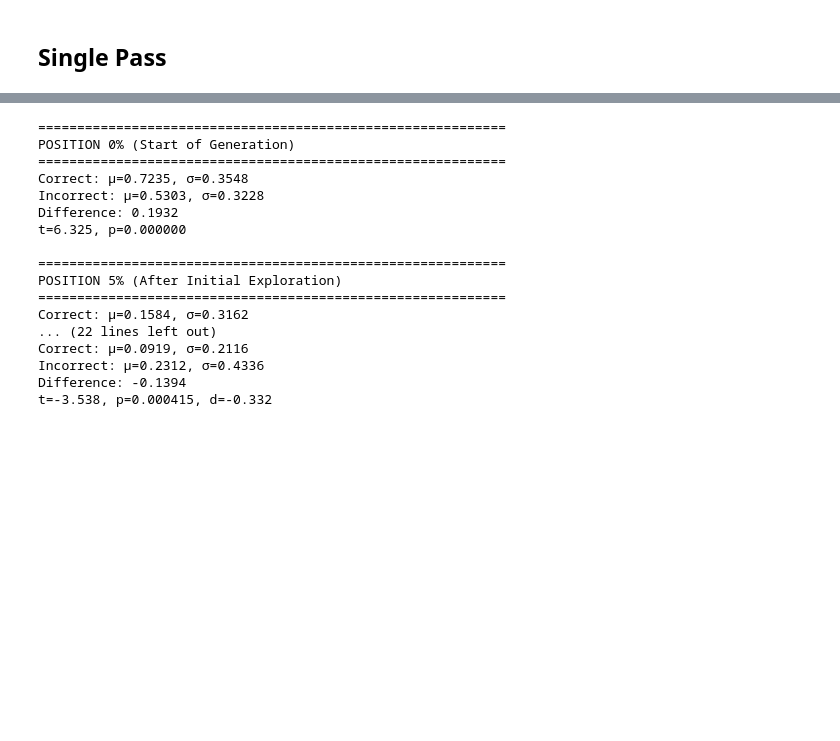
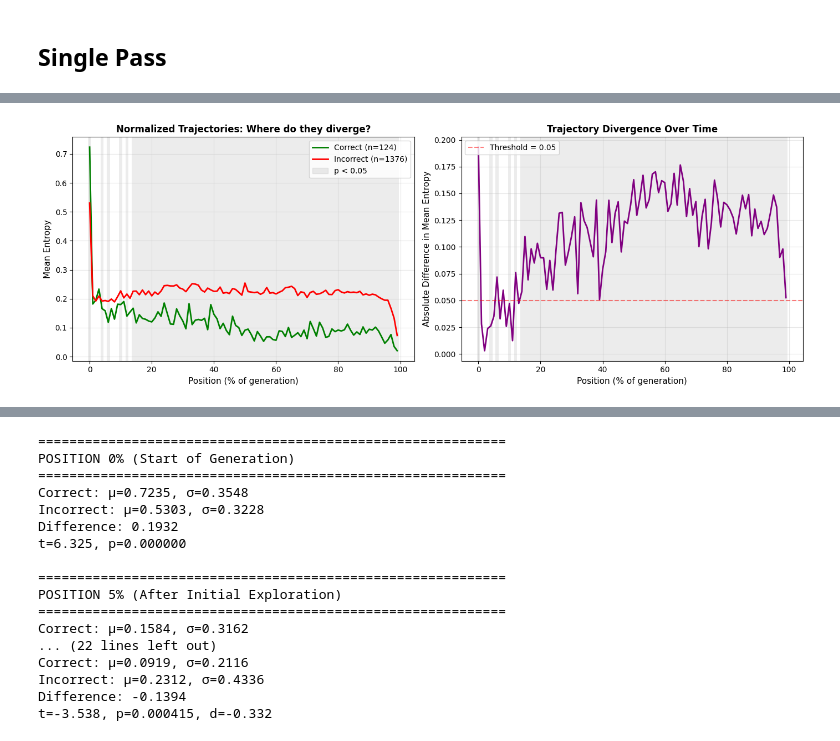
Before and after one commit to adityashukzy/MAT1510-Project, a Jupyter notebook: aggregate.ipynb, the cells around one changed output, grey strips where cells are left out. Drawn from its saved outputs; the diff is of its cells as text; code cells hidden in the pictures; blank space fills up the shorter version.

```diff
--- a/aggregate.ipynb
+++ b/aggregate.ipynb
@@ -796,0 +797,93 @@ U-statistic=61756.0, p=0.000000
+# %%
+# Same trajectories but with statistical significance shading
+from scipy.stats import mannwhitneyu
+
+print("Entropy Trajectories with Statistical Significance Regions")
+print("=" * 60)
+
+# Calculate p-values at every position
+p_values = []
+for pos in range(100):
+    correct_vals = [seq[pos] for seq in correct_seqs]
+    incorrect_vals = [seq[pos] for seq in incorrect_seqs]
+    _, p_val = mannwhitneyu(correct_vals, incorrect_vals, alternative='two-sided')
+    p_values.append(p_val)
+
+p_values = np.array(p_values)
+
+# Find regions of statistical significance (p < 0.05)
+significant_mask = p_values < 0.05
+
+# Create two-panel plot
+fig, axes = plt.subplots(1, 2, figsize=(14, 5))
+
+# Left plot: Trajectories with significance shading
+ax1 = axes[0]
+ax1.plot(positions, correct_traj, label=f'Correct (n={len(correct_seqs)})',
+         color='green', linewidth=2)
+ax1.plot(positions, incorrect_traj, label=f'Incorrect (n={len(incorrect_seqs)})',
+         color='red', linewidth=2)
+
+# Add shaded regions for statistical significance (no borders)
+for i in range(len(positions)):
+    if significant_mask[i]:
+        ax1.axvspan(positions[i] - 0.5, positions[i] + 0.5,
+                    color='gray', alpha=0.15, linewidth=0, zorder=0)
+
+# Add a patch to the legend for significance shading
+from matplotlib.patches import Patch
+significance_patch = Patch(color='gray', alpha=0.15, label='p < 0.05')
+
+ax1.set_xlabel('Position (% of generation)', fontsize=11)
+ax1.set_ylabel('Mean Entropy', fontsize=11)
+ax1.set_title('Normalized Trajectories: Where do they diverge?', fontsize=12, fontweight='bold')
+ax1.legend(handles=[*ax1.get_legend_handles_labels()[0], significance_patch],
+          fontsize=10, loc='upper right')
+ax1.grid(True, alpha=0.3)
+
+# Right plot: Difference over time
+ax2 = axes[1]
+ax2.plot(positions, difference, color='purple', linewidth=2)
+ax2.axhline(threshold, color='red', linestyle='--', alpha=0.5,
+            label=f'Threshold = {threshold}')
+
+# Add shaded regions for statistical significance (no borders)
+for i in range(len(positions)):
+    if significant_mask[i]:
+        ax2.axvspan(positions[i] - 0.5, positions[i] + 0.5,
+                    color='gray', alpha=0.15, linewidth=0, zorder=0)
+
+ax2.set_xlabel('Position (% of generation)', fontsize=11)
+ax2.set_ylabel('Absolute Difference in Mean Entropy', fontsize=11)
+ax2.set_title('Trajectory Divergence Over Time', fontsize=12, fontweight='bold')
+ax2.legend(fontsize=10)
+ax2.grid(True, alpha=0.3)
+
+plt.tight_layout()
+plt.show()
+
+# Print summary statistics
+n_significant = significant_mask.sum()
+pct_significant = 100 * n_significant / len(positions)
+print(f"\nSignificant positions (p < 0.05): {n_significant}/100 ({pct_significant:.1f}%)")
+
+# Find contiguous regions of significance
+sig_regions = []
+in_region = False
+start = None
+
+for i in range(len(positions)):
+    if significant_mask[i] and not in_region:
+        start = i
+        in_region = True
+    elif not significant_mask[i] and in_region:
+        sig_regions.append((start, i-1))
+        in_region = False
+
+if in_region:
+    sig_regions.append((start, len(positions)-1))
+
+print(f"\nContiguous significant regions:")
+for start, end in sig_regions:
+    print(f"  {start}% - {end}% (duration: {end-start+1}%)")
+# %% [output]
@@ -796,0 +892 @@ U-statistic=61756.0, p=0.000000
+[figure, added]
```
Also changed, not shown: parts of 6 cells of this notebook, 12 other files.
